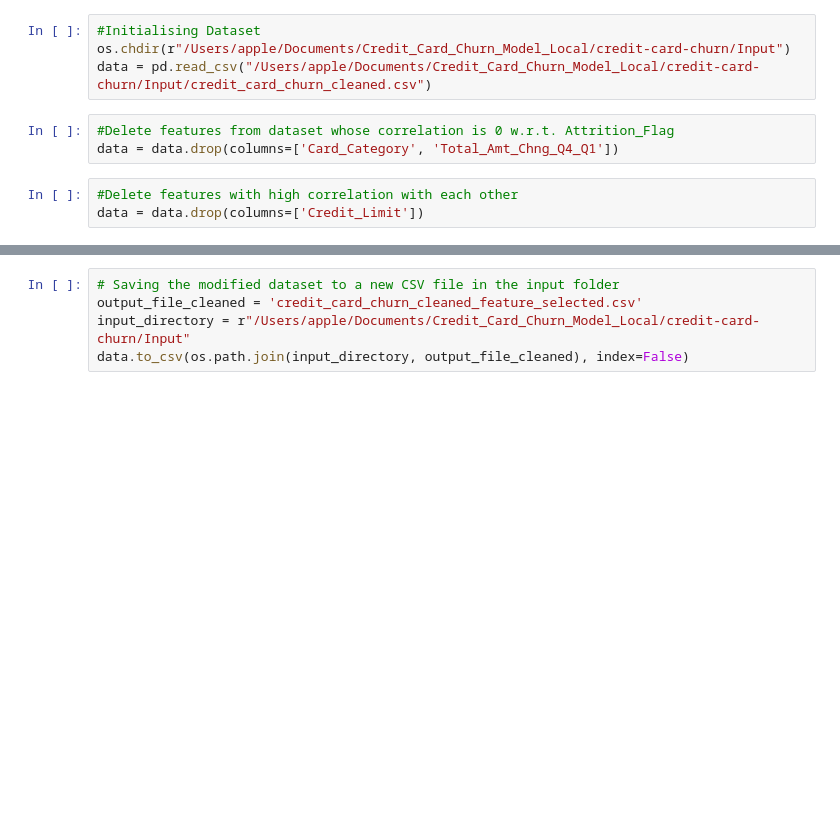
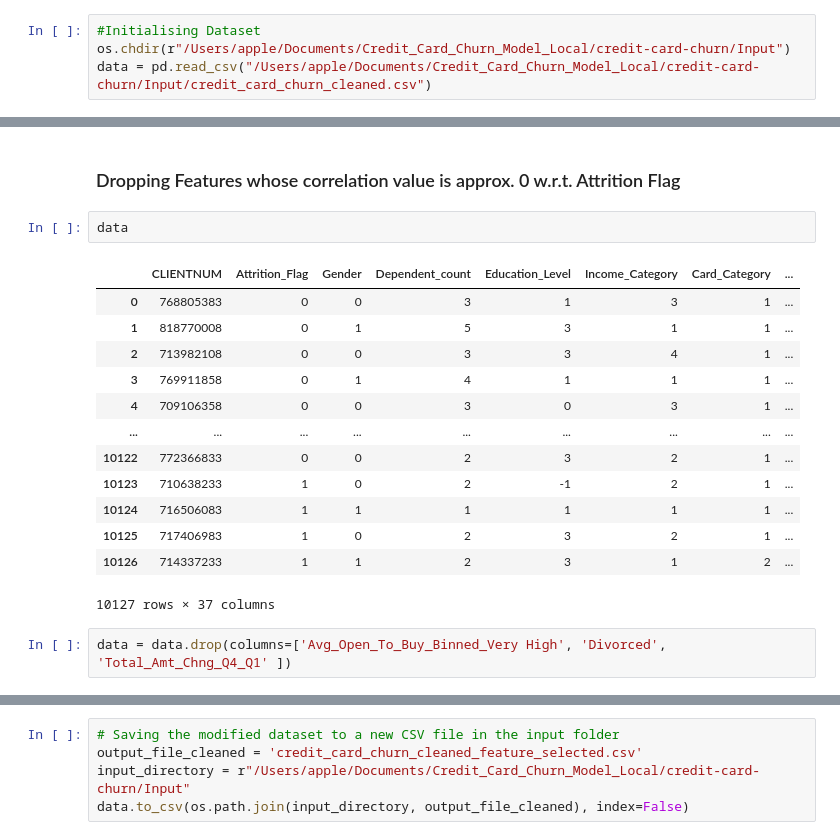
Before and after one commit to vineeethh/credit-card-churn, a Jupyter notebook: Notebook/_003_Feature_Selection.ipynb, the cells around one changed output, grey strips where cells are left out. Drawn from its saved outputs; the diff is of its cells as text; blank space fills up the shorter version.

```diff
--- a/Notebook/_003_Feature_Selection.ipynb
+++ b/Notebook/_003_Feature_Selection.ipynb
@@ -7,9 +15,3 @@ import os
 #Initialising Dataset
 os.chdir(r"/Users/apple/Documents/Credit_Card_Churn_Model_Local/credit-card-churn/Input")
 data = pd.read_csv("/Users/apple/Documents/Credit_Card_Churn_Model_Local/credit-card-churn/Input/credit_card_churn_cleaned.csv")
-# %%
-#Delete features from dataset whose correlation is 0 w.r.t. Attrition_Flag
-data = data.drop(columns=['Card_Category', 'Total_Amt_Chng_Q4_Q1'])
-# %%
-#Delete features with high correlation with each other
-data = data.drop(columns=['Credit_Limit'])
@@ -15,0 +87,20 @@ data = data.drop(columns=['Credit_Limit'])
+# %% [markdown]
+### Dropping Features whose correlation value is approx. 0 w.r.t. Attrition Flag
+# %%
+data
+# %% [output]
+|  | CLIENTNUM | Attrition_Flag | Gender | Dependent_count | Education_Level | Income_Category | Card_Category | ... |
+| 0 | 768805383 | 0 | 0 | 3 | 1 | 3 | 1 | ... |
+| 1 | 818770008 | 0 | 1 | 5 | 3 | 1 | 1 | ... |
+| 2 | 713982108 | 0 | 0 | 3 | 3 | 4 | 1 | ... |
+| 3 | 769911858 | 0 | 1 | 4 | 1 | 1 | 1 | ... |
+| 4 | 709106358 | 0 | 0 | 3 | 0 | 3 | 1 | ... |
+| ... | ... | ... | ... | ... | ... | ... | ... | ... |
+| 10122 | 772366833 | 0 | 0 | 2 | 3 | 2 | 1 | ... |
+| 10123 | 710638233 | 1 | 0 | 2 | -1 | 2 | 1 | ... |
+| 10124 | 716506083 | 1 | 1 | 1 | 1 | 1 | 1 | ... |
+| 10125 | 717406983 | 1 | 0 | 2 | 3 | 2 | 1 | ... |
+| 10126 | 714337233 | 1 | 1 | 2 | 3 | 1 | 2 | ... |
+10127 rows × 37 columns
+# %%
+data = data.drop(columns=['Avg_Open_To_Buy_Binned_Very High', 'Divorced', 'Total_Amt_Chng_Q4_Q1' ])
```
Also changed, not shown: parts of 27 cells of this notebook.
